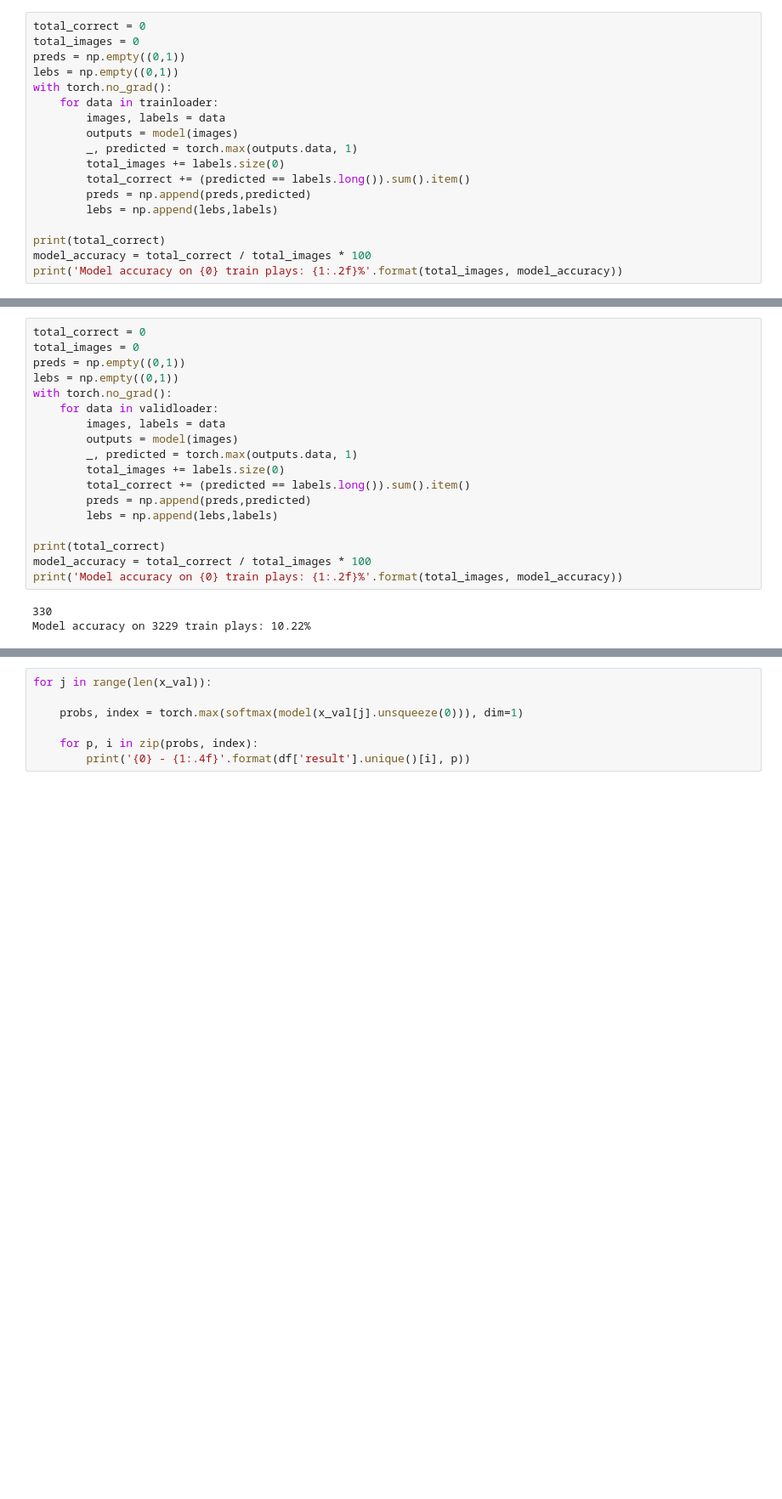
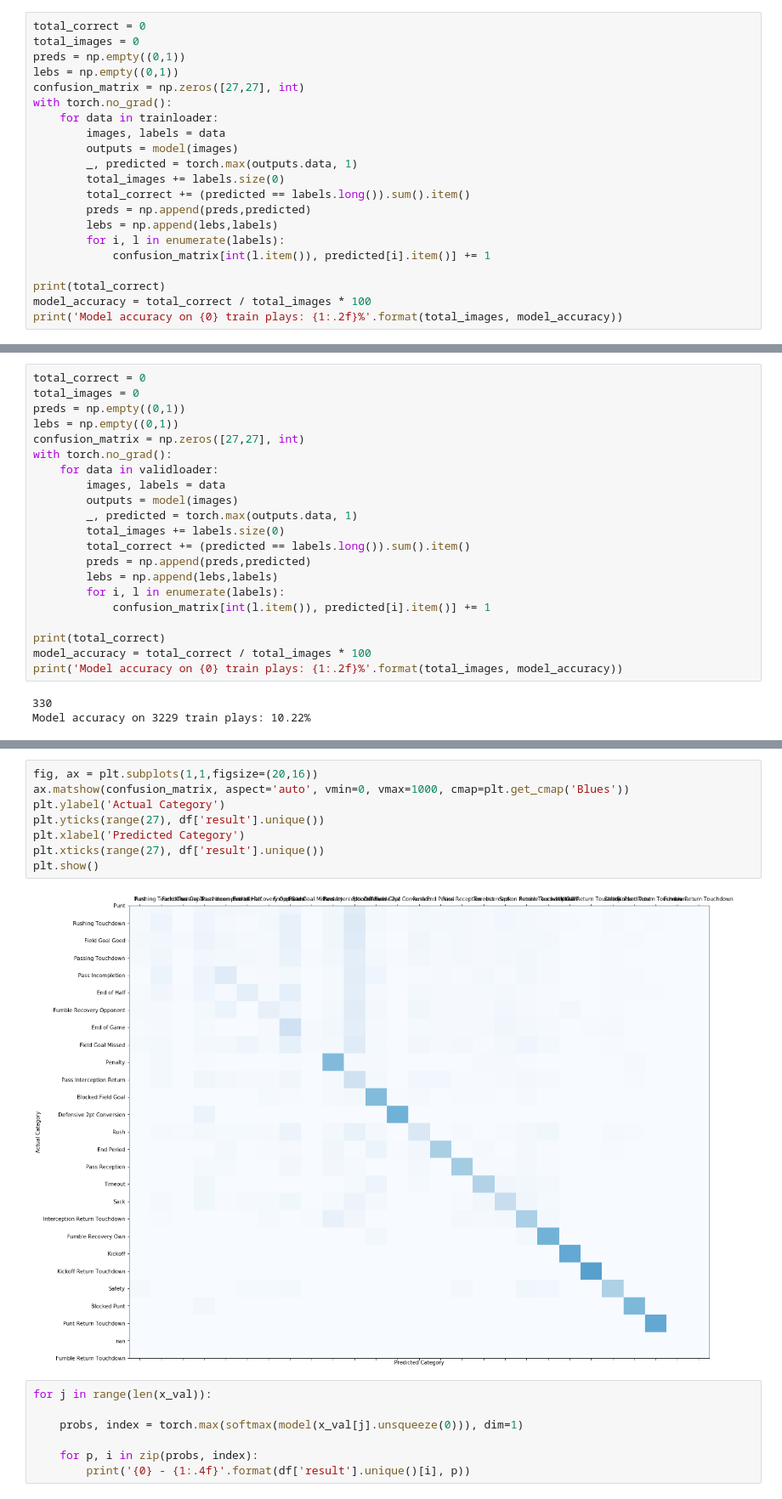
Before and after one commit to nwiatrek/cfb-ml, a Jupyter notebook: Drive Predictor.ipynb, the cells around one changed output, grey strips where cells are left out. Shown at 85% size. Saved outputs shown, nothing was run; the diff lists cells and outputs as text; blank space fills up the shorter version.

```diff
--- a/Drive Predictor.ipynb
+++ b/Drive Predictor.ipynb
@@ -333,6 +321,7 @@ total_correct = 0
 total_images = 0
 preds = np.empty((0,1))
 lebs = np.empty((0,1))
+confusion_matrix = np.zeros([27,27], int)
 with torch.no_grad():
     for data in trainloader:
         images, labels = data
@@ -342,6 +331,8 @@ with torch.no_grad():
         total_correct += (predicted == labels.long()).sum().item()
         preds = np.append(preds,predicted)
         lebs = np.append(lebs,labels)
+        for i, l in enumerate(labels):
+            confusion_matrix[int(l.item()), predicted[i].item()] += 1
 
 print(total_correct)
 model_accuracy = total_correct / total_images * 100
@@ -392,6 +381,7 @@ total_correct = 0
 total_images = 0
 preds = np.empty((0,1))
 lebs = np.empty((0,1))
+confusion_matrix = np.zeros([27,27], int)
 with torch.no_grad():
     for data in validloader:
         images, labels = data
@@ -401,6 +391,8 @@ with torch.no_grad():
         total_correct += (predicted == labels.long()).sum().item()
         preds = np.append(preds,predicted)
         lebs = np.append(lebs,labels)
+        for i, l in enumerate(labels):
+            confusion_matrix[int(l.item()), predicted[i].item()] += 1
 
 print(total_correct)
 model_accuracy = total_correct / total_images * 100
@@ -411,3 +429,13 @@ Model accuracy on 3229 train plays: 10.22%
+# %%
+fig, ax = plt.subplots(1,1,figsize=(20,16))
+ax.matshow(confusion_matrix, aspect='auto', vmin=0, vmax=1000, cmap=plt.get_cmap('Blues'))
+plt.ylabel('Actual Category')
+plt.yticks(range(27), df['result'].unique())
+plt.xlabel('Predicted Category')
+plt.xticks(range(27), df['result'].unique())
+plt.show()
+# %% [output]
+[figure, added]
 # %%
 for j in range(len(x_val)):
 
```
Also changed, not shown: parts of 19 cells of this notebook, 9 other files.
